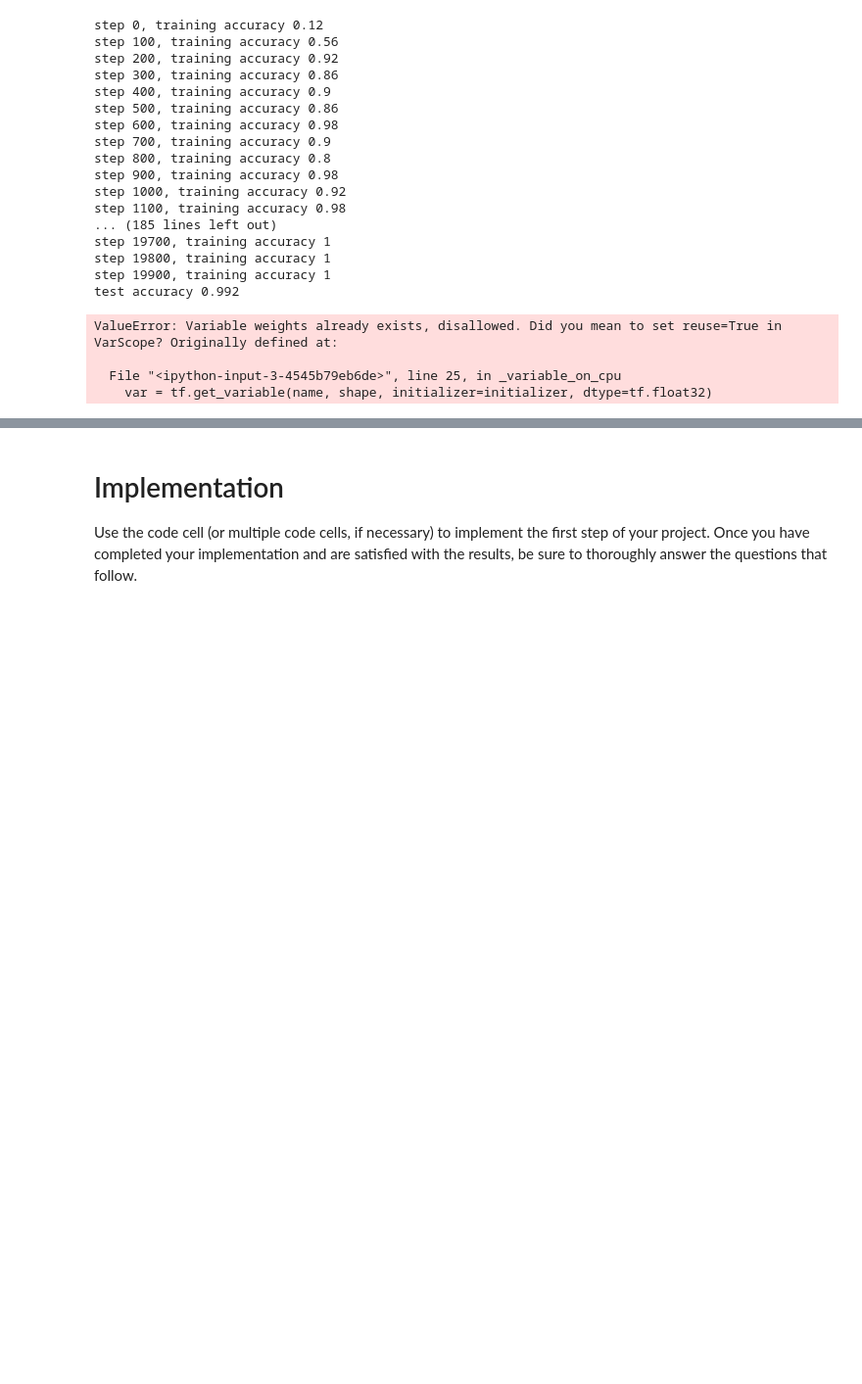
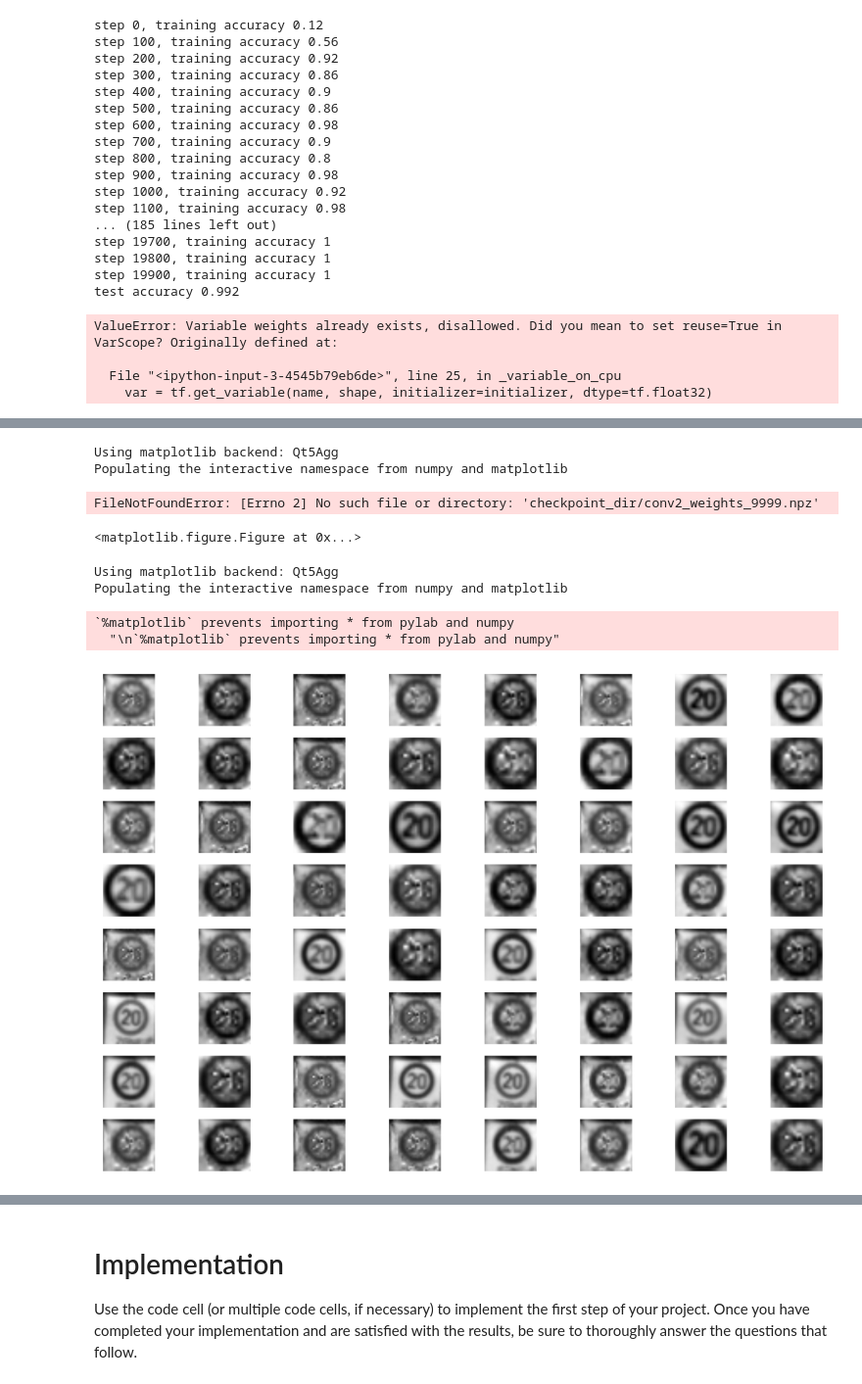
Before and after one commit to mimoralea/traffic-signs, a Jupyter notebook: Traffic_Signs_Recognition.ipynb, the cells around one changed output, grey strips where cells are left out. Shown at 98% size. Drawn from its saved outputs; the diff is of its cells as text; code cells hidden in the pictures; blank space fills up the shorter version.

```diff
--- a/Traffic_Signs_Recognition.ipynb
+++ b/Traffic_Signs_Recognition.ipynb
@@ -475,0 +511,74 @@ ValueError: Variable weights already exists, disallowed. Did you mean to set reu
+# %%
+%pylab
+%matplotlib inline
+plt.style.use('ggplot')
+
+import numpy as np
+import scipy.misc
+
+fig = plt.figure(figsize=(12,8))
+arr = np.load('checkpoint_dir/conv2_weights_9999.npz')
+
+# Get each 5x5 filter from the 5x5x1x32 array
+for filter_ in range(arr.shape[3]):
+
+    # Get the 5x5x1 filter:
+    extracted_filter = arr[:, :, :, filter_]
+
+    # Get rid of the last dimension (hence get 5x5):
+    # extracted_filter = np.squeeze(extracted_filter)
+    extracted_filter = np.mean(extracted_filter, axis=2)
+    # extracted_filter = np.squeeze(extracted_filter)
+
+    # display the filter (might be very small - you can resize the window)
+    ax = fig.add_subplot(8, 8, filter_ + 1)
+    #ax.title('filter ' + str(filter_))
+    ax.grid(False)
+    ax.get_xaxis().set_ticks([])
+    ax.get_yaxis().set_ticks([])
+    ax.imshow(extracted_filter, cmap='gray')
+# %% [output]
+Using matplotlib backend: Qt5Agg
+Populating the interactive namespace from numpy and matplotlib
+FileNotFoundError: [Errno 2] No such file or directory: 'checkpoint_dir/conv2_weights_9999.npz'
+<matplotlib.figure.Figure at 0x...>
+# %%
+%pylab
+%matplotlib inline
+plt.style.use('ggplot')
+
+import random
+import tensorflow as tf
+import numpy as np
+import scipy.misc
+
+
+with tf.Session() as sess:
+    fig = plt.figure(figsize=(12,8))
+
+    for i in range(64):
+
+        ax = fig.add_subplot(8, 8, i + 1)
+        ax.grid(False)
+        ax.get_xaxis().set_ticks([])
+        ax.get_yaxis().set_ticks([])
+
+        img_placeholder = tf.placeholder(tf.float32, shape=[32, 32, 3])
+        distortion_pipeline = img_placeholder
+        distortion_pipeline = tf.image.central_crop(distortion_pipeline, np.random.uniform(0.6, 1.0))
+        distortion_pipeline = tf.image.random_saturation(distortion_pipeline, lower=0, upper=10)
+        distortion_pipeline = tf.image.random_brightness(distortion_pipeline, max_delta=0.8)
+        distortion_pipeline = tf.image.random_contrast(distortion_pipeline, lower=0, upper=10)
+        #distortion_pipeline = tf.image.per_image_whitening(distortion_pipeline)
+        distortion_pipeline = tf.image.rgb_to_grayscale(distortion_pipeline)
+        distortion_pipeline = tf.image.resize_images(
+            distortion_pipeline, (32, 32), method=0, align_corners=False)
+        distortion_pipeline = tf.squeeze(distortion_pipeline)
+        ax.imshow(sess.run(distortion_pipeline,
+                           feed_dict={img_placeholder:img}), cmap='gray')
+# %% [output]
+Using matplotlib backend: Qt5Agg
+Populating the interactive namespace from numpy and matplotlib
+`%matplotlib` prevents importing * from pylab and numpy
+  "\n`%matplotlib` prevents importing * from pylab and numpy"
+[figure, added]
```
Also changed, not shown: parts of 7 cells of this notebook, 2 other files.
